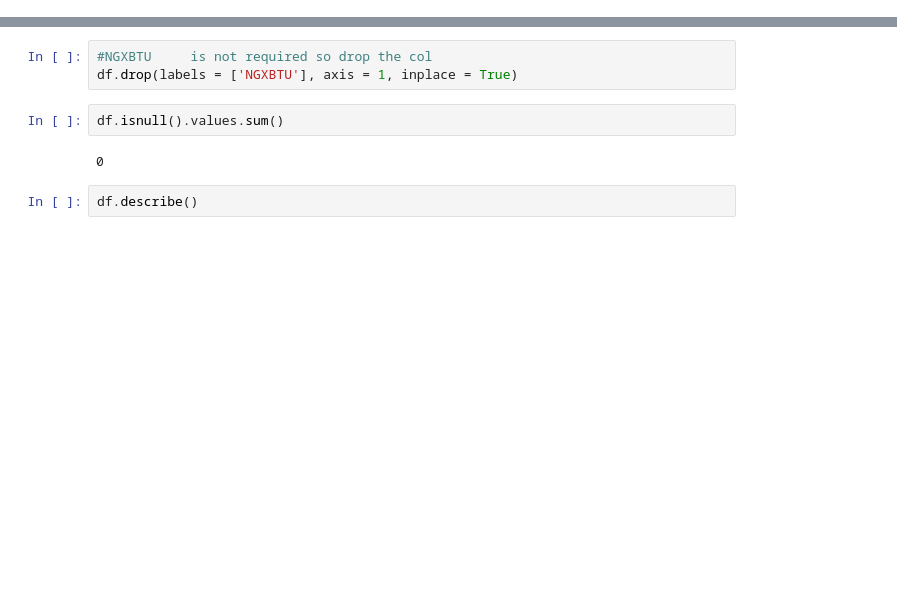
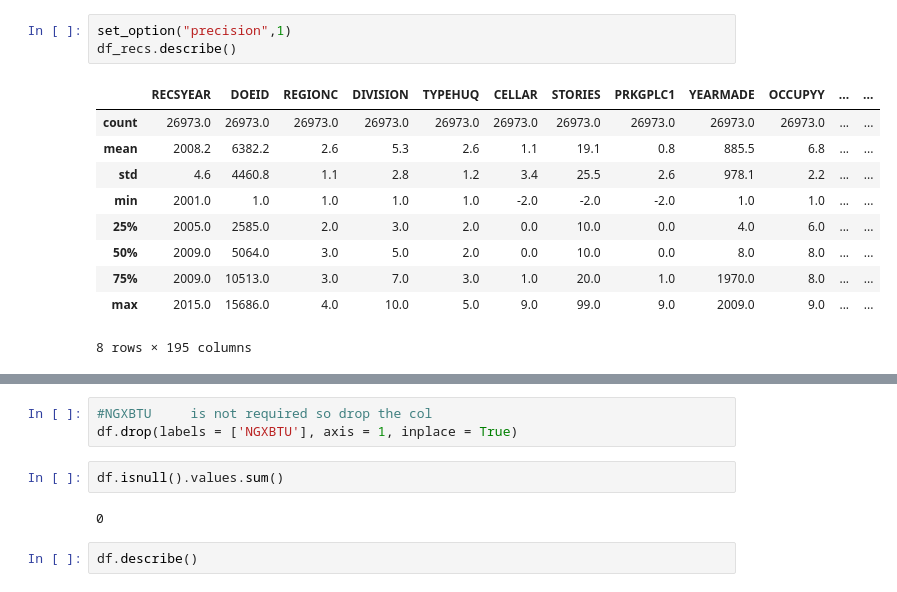
Before and after one commit to sigmanudude/ResidentialEnergyPrediction, a Jupyter notebook: Explore2015Data.ipynb, the cells around one changed output, grey strips where cells are left out. Cells and saved outputs as stored; diff of their text form; blank space fills up the shorter version.

```diff
--- a/Explore2015Data.ipynb
+++ b/Explore2015Data.ipynb
@@ -26,0 +43,14 @@ dtype: bool
+# %%
+set_option("precision",1)
+df_recs.describe()
+# %% [output]
+|  | RECSYEAR | DOEID | REGIONC | DIVISION | TYPEHUQ | CELLAR | STORIES | PRKGPLC1 | YEARMADE | OCCUPYY | ... | ... |
+| count | 26973.0 | 26973.0 | 26973.0 | 26973.0 | 26973.0 | 26973.0 | 26973.0 | 26973.0 | 26973.0 | 26973.0 | ... | ... |
+| mean | 2008.2 | 6382.2 | 2.6 | 5.3 | 2.6 | 1.1 | 19.1 | 0.8 | 885.5 | 6.8 | ... | ... |
+| std | 4.6 | 4460.8 | 1.1 | 2.8 | 1.2 | 3.4 | 25.5 | 2.6 | 978.1 | 2.2 | ... | ... |
+| min | 2001.0 | 1.0 | 1.0 | 1.0 | 1.0 | -2.0 | -2.0 | -2.0 | 1.0 | 1.0 | ... | ... |
+| 25% | 2005.0 | 2585.0 | 2.0 | 3.0 | 2.0 | 0.0 | 10.0 | 0.0 | 4.0 | 6.0 | ... | ... |
+| 50% | 2009.0 | 5064.0 | 3.0 | 5.0 | 2.0 | 0.0 | 10.0 | 0.0 | 8.0 | 8.0 | ... | ... |
+| 75% | 2009.0 | 10513.0 | 3.0 | 7.0 | 3.0 | 1.0 | 20.0 | 1.0 | 1970.0 | 8.0 | ... | ... |
+| max | 2015.0 | 15686.0 | 4.0 | 10.0 | 5.0 | 9.0 | 99.0 | 9.0 | 2009.0 | 9.0 | ... | ... |
+8 rows × 195 columns
```
Also changed, not shown: parts of 10 cells of this notebook, 2 other files.
